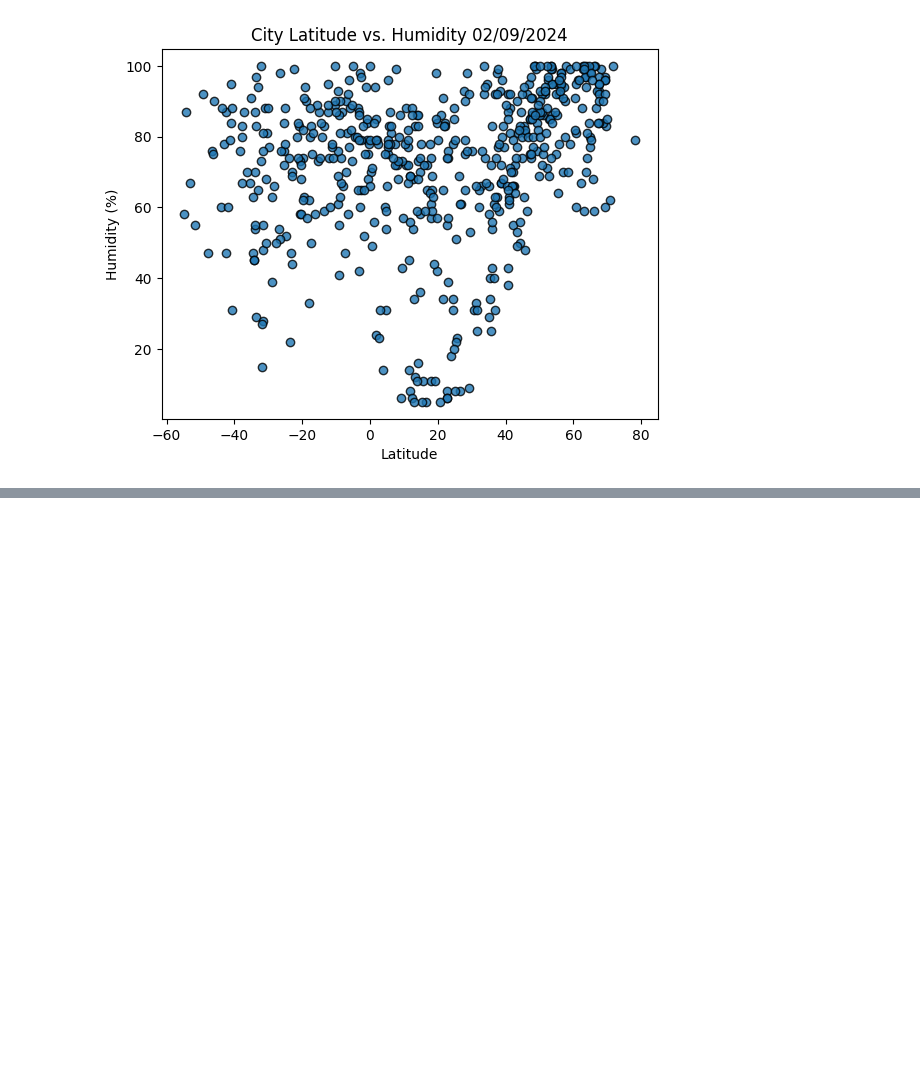
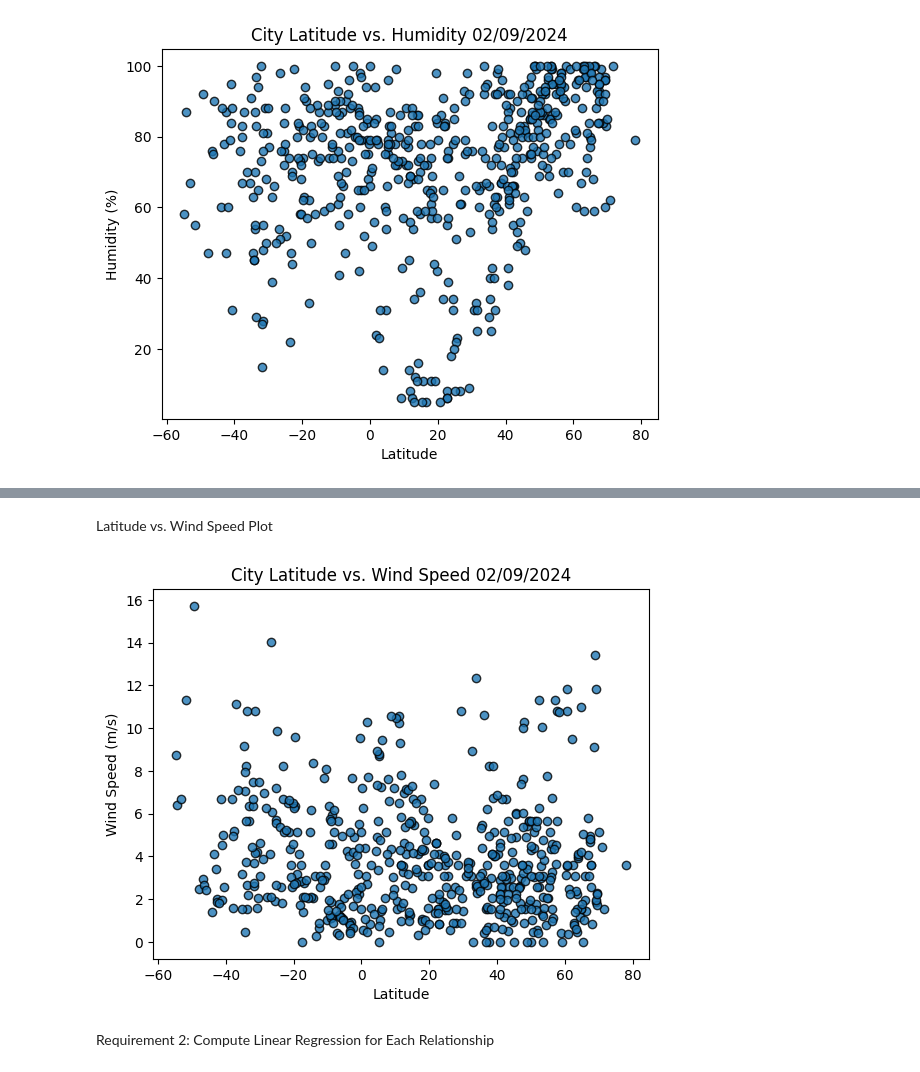
Before and after one commit to gmmarsh/python-api-challenge, a Jupyter notebook: Final Analysis/FinalWeatherPy.ipynb, the cells around one changed output, grey strips where cells are left out. Drawn from its saved outputs; the diff is of its cells as text; code cells hidden in the pictures; blank space fills up the shorter version.

```diff
--- a/Final Analysis/FinalWeatherPy.ipynb
+++ b/Final Analysis/FinalWeatherPy.ipynb
@@ -243,0 +263,20 @@ plt.show()
+# %% [markdown]
+Latitude vs. Wind Speed Plot
+# %%
+# scatter plot for latitude vs. wind speed
+plt.scatter(city_data_df["Lat"], city_data_df["Wind Speed"], edgecolor="black", linewidths=1, marker="o", alpha=0.8, label="Cities")
+
+# add title, labels
+plt.title(f"City Latitude vs. Wind Speed {datetime.now().strftime('%m/%d/%Y')}")
+plt.ylabel("Wind Speed (m/s)")
+plt.xlabel("Latitude")
+
+# save the figure
+plt.savefig("Fig4.png")
+
+# show the plot
+plt.show()
+# %% [output]
+[figure, added]
+# %% [markdown]
+Requirement 2: Compute Linear Regression for Each Relationship
```
Also changed, not shown: parts of 21 cells of this notebook, 2 other files.
